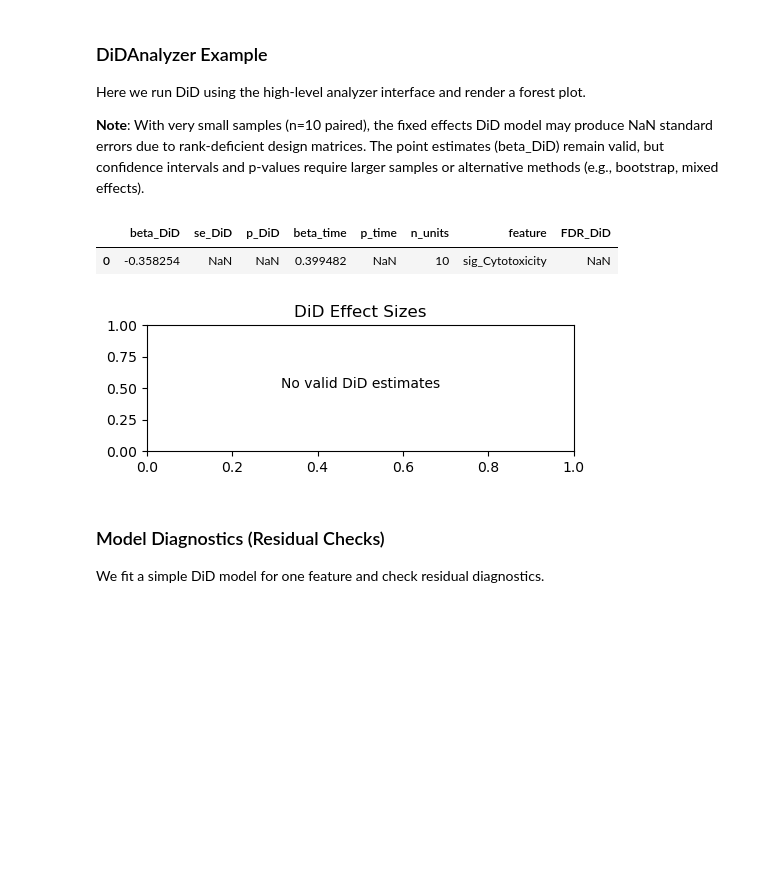
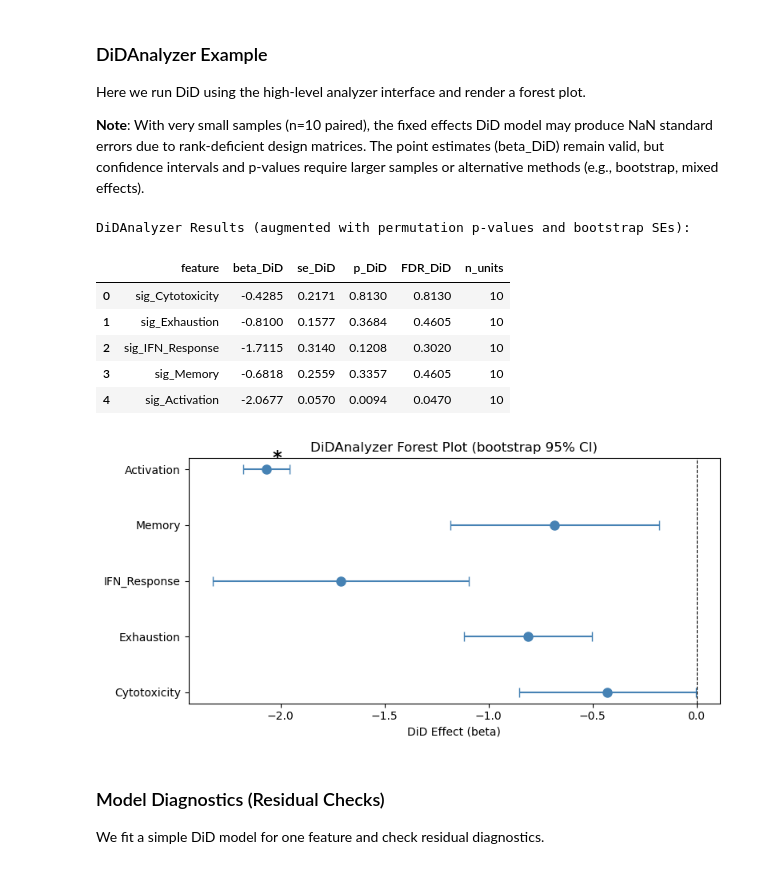
Before and after one commit to TheOmarLab/sctrial, a Jupyter notebook: docs/source/examples/example_immunotherapy_sade_feldman.ipynb, the cells around one changed output. Drawn from its saved outputs; the diff is of its cells as text; code cells hidden in the pictures; blank space fills up the shorter version.

```diff
--- a/docs/source/examples/example_immunotherapy_sade_feldman.ipynb
+++ b/docs/source/examples/example_immunotherapy_sade_feldman.ipynb
@@ -72,7 +72,7 @@ from sctrial.datasets import load_sade_feldman
 We harmonize response labels at the **participant level** (majority label) because a few participants have mixed response annotations across cells/samples. Mixed cases are reported below.
 # %%
 # Load data - using full dataset for reliable longitudinal analysis
-adata = load_sade_feldman(max_cells_per_participant_visit=None)  # No subsampling
+adata = load_sade_feldman(allow_download=True, max_cells_per_participant_visit=None)
 
 # Harmonize response labels at participant level
 resp_counts = (
@@ -775,6 +801,8 @@ if features_use:
     if n_features == 1:
         axes = np.array([[axes]])
     axes = axes.flatten() if n_features > 1 else [axes]
+
+    palette = {"Responder": "forestgreen", "Non-responder": "coral"}
 
     for i, feat in enumerate(features_use):
         ax = axes[i]
@@ -789,8 +817,14 @@ if features_use:
 
         sns.boxplot(
             data=df_plot, x="visit", y=feat, hue=RESPONSE_COL,
-            palette={"Responder": "forestgreen", "Non-responder": "coral"},
-            ax=ax, order=["Pre", "Post"]
+            palette=palette, ax=ax, order=["Pre", "Post"]
+        )
+        # Overlay individual participant points (essential with n=3-7)
+        sns.stripplot(
+            data=df_plot, x="visit", y=feat, hue=RESPONSE_COL,
+            palette=palette, ax=ax, order=["Pre", "Post"],
+            dodge=True, alpha=0.7, size=6, edgecolor="black", linewidth=0.5,
+            legend=False,
         )
         ax.set_title(feat.replace("sig_", ""))
         ax.set_xlabel("Visit")
@@ -1494,23 +1526,59 @@ NaN standard errors due to rank-deficient design matrices. The point estimates (
 remain valid, but confidence intervals and p-values require larger samples or
 alternative methods (e.g., bootstrap, mixed effects).
 # %%
-# Suppress RuntimeWarnings from singular covariance matrices
-import warnings
-warnings.filterwarnings("ignore", category=RuntimeWarning, message="invalid value")
-
 if features_use and len(visits) == 2:
     analyzer = st.DiDAnalyzer(adata, design)
-    res_an = analyzer.fit(features=features_use[:1], visits=tuple(visits))
-    display(res_an)
-    analyzer.plot_forest()
-    plt.tight_layout()
-    plt.show()
+    res_an = analyzer.fit(features=features_use, visits=tuple(visits))
+
+    # The fixed-effects OLS produces NaN SEs with n=10, so augment with
+    # our permutation p-values and bootstrap SEs from Section 7
+    if did_results is not None:
+        # Merge permutation p-values and bootstrap SEs into analyzer results
+        perm_lookup = did_results.set_index("feature")[["p_DiD", "se_DiD", "FDR_DiD"]].to_dict("index")
+        for col in ["p_DiD", "se_DiD", "FDR_DiD"]:
+            res_an[col] = res_an["feature"].map(lambda f: perm_lookup.get(f, {}).get(col, np.nan))
+
+    print("DiDAnalyzer Results (augmented with permutation p-values and bootstrap SEs):")
+    display_cols = [c for c in ["feature", "beta_DiD", "se_DiD", "p_DiD", "FDR_DiD", "n_units"] if c in res_an.columns]
+    display(res_an[display_cols].round(4))
+
+    # Forest plot using bootstrap SEs
+    if res_an["se_DiD"].notna().any():
+        fig, ax = plt.subplots(figsize=(8, max(4, 0.5 * len(res_an))))
+        y_pos = range(len(res_an))
+        labels = res_an["feature"].str.replace("sig_", "")
+
+        ax.errorbar(
+            res_an["beta_DiD"], y_pos,
+            xerr=1.96 * res_an["se_DiD"].fillna(0),
+            fmt="o", color="steelblue", capsize=4, markersize=8,
+        )
+        ax.axvline(0, color="black", linewidth=0.8, linestyle="--")
+        ax.set_yticks(list(y_pos))
+        ax.set_yticklabels(labels)
+        ax.set_xlabel("DiD Effect (beta)")
+        ax.set_title("DiDAnalyzer Forest Plot (bootstrap 95% CI)")
+
+        # Mark significant
+        for i, (_, row) in enumerate(res_an.iterrows()):
+            if pd.notna(row.get("FDR_DiD")) and row["FDR_DiD"] < FDR_ALPHA:
+                ax.annotate("*", (row["beta_DiD"], i), fontsize=16, fontweight="bold",
+                           xytext=(5, 5), textcoords="offset points")
+        plt.tight_layout()
+        plt.show()
+    else:
+        print("Forest plot skipped: no valid SEs available.")
 else:
     print("Skipping DiDAnalyzer: insufficient features or visits")
 # %% [output]
+DiDAnalyzer Results (augmented with permutation p-values and bootstrap SEs):
-|  | beta_DiD | se_DiD | p_DiD | beta_time | p_time | n_units | feature | FDR_DiD |
-| 0 | -0.358254 | NaN | NaN | 0.399482 | NaN | 10 | sig_Cytotoxicity | NaN |
+|  | feature | beta_DiD | se_DiD | p_DiD | FDR_DiD | n_units |
+| 0 | sig_Cytotoxicity | -0.4285 | 0.2171 | 0.8130 | 0.8130 | 10 |
+| 1 | sig_Exhaustion | -0.8100 | 0.1577 | 0.3684 | 0.4605 | 10 |
+| 2 | sig_IFN_Response | -1.7115 | 0.3140 | 0.1208 | 0.3020 | 10 |
+| 3 | sig_Memory | -0.6818 | 0.2559 | 0.3357 | 0.4605 | 10 |
+| 4 | sig_Activation | -2.0677 | 0.0570 | 0.0094 | 0.0470 | 10 |
-[figure, old version]
+[figure, new version]
 # %% [markdown]
 ### Model Diagnostics (Residual Checks)
 
```
Also changed, not shown: parts of 21 cells of this notebook, 6 other files.
